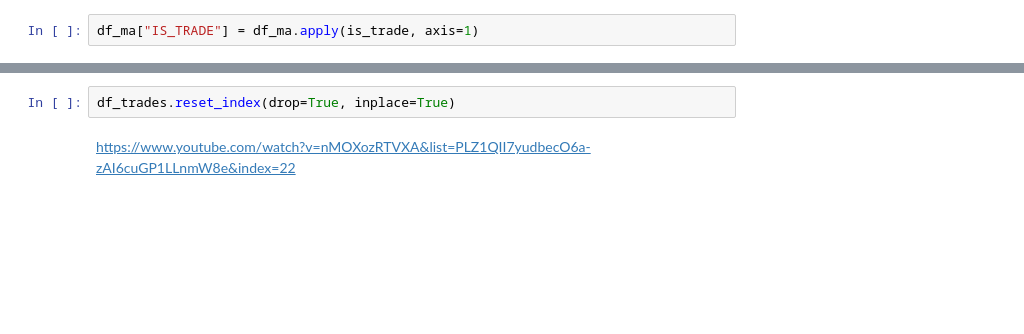
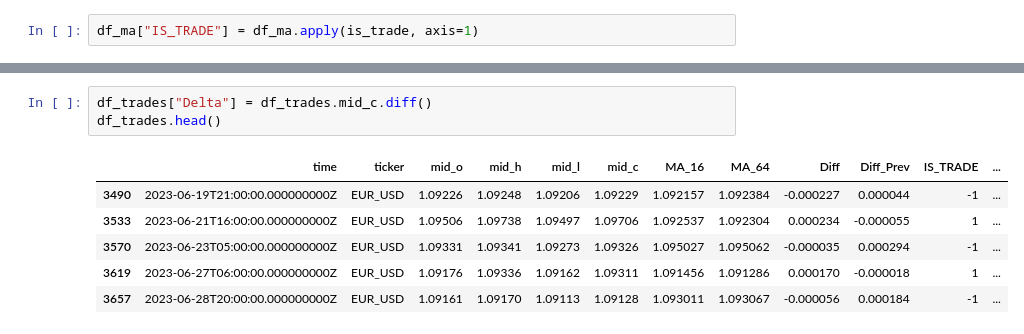
Before and after one commit to jjjjltd/OANDA-Bluefever, a Jupyter notebook: candle_plot_ma1.ipynb, the cells around one changed output, grey strips where cells are left out. Saved outputs shown, nothing was run; the diff lists cells and outputs as text; blank space fills up the shorter version.

```diff
--- a/candle_plot_ma1.ipynb
+++ b/candle_plot_ma1.ipynb
@@ -169,4 +129,10 @@ df_trades.shape
-# %%
-df_trades.reset_index(drop=True, inplace=True)
-# %% [markdown]
-https://www.youtube.com/watch?v=nMOXozRTVXA&list=PLZ1QII7yudbecO6a-zAI6cuGP1LLnmW8e&index=22
+# %%
+df_trades["Delta"] = df_trades.mid_c.diff()
+df_trades.head()
+# %% [output]
+|  | time | ticker | mid_o | mid_h | mid_l | mid_c | MA_16 | MA_64 | Diff | Diff_Prev | IS_TRADE | ... |
+| 3490 | 2023-06-19T21:00:00.000000000Z | EUR_USD | 1.09226 | 1.09248 | 1.09206 | 1.09229 | 1.092157 | 1.092384 | -0.000227 | 0.000044 | -1 | ... |
+| 3533 | 2023-06-21T16:00:00.000000000Z | EUR_USD | 1.09506 | 1.09738 | 1.09497 | 1.09706 | 1.092537 | 1.092304 | 0.000234 | -0.000055 | 1 | ... |
+| 3570 | 2023-06-23T05:00:00.000000000Z | EUR_USD | 1.09331 | 1.09341 | 1.09273 | 1.09326 | 1.095027 | 1.095062 | -0.000035 | 0.000294 | -1 | ... |
+| 3619 | 2023-06-27T06:00:00.000000000Z | EUR_USD | 1.09176 | 1.09336 | 1.09162 | 1.09311 | 1.091456 | 1.091286 | 0.000170 | -0.000018 | 1 | ... |
+| 3657 | 2023-06-28T20:00:00.000000000Z | EUR_USD | 1.09161 | 1.09170 | 1.09113 | 1.09128 | 1.093011 | 1.093067 | -0.000056 | 0.000184 | -1 | ... |
```
Also changed, not shown: parts of 27 cells of this notebook, 1 other file.
